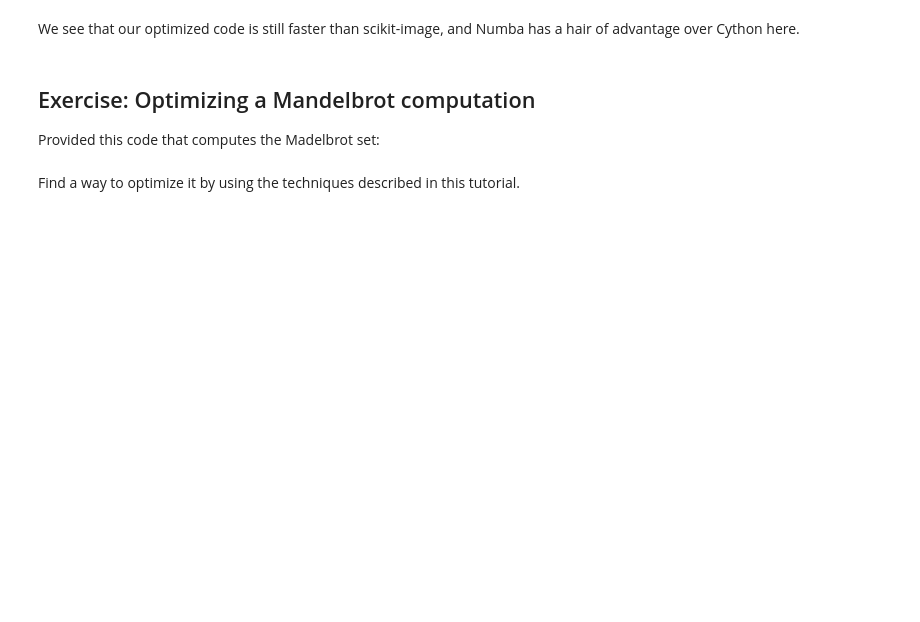
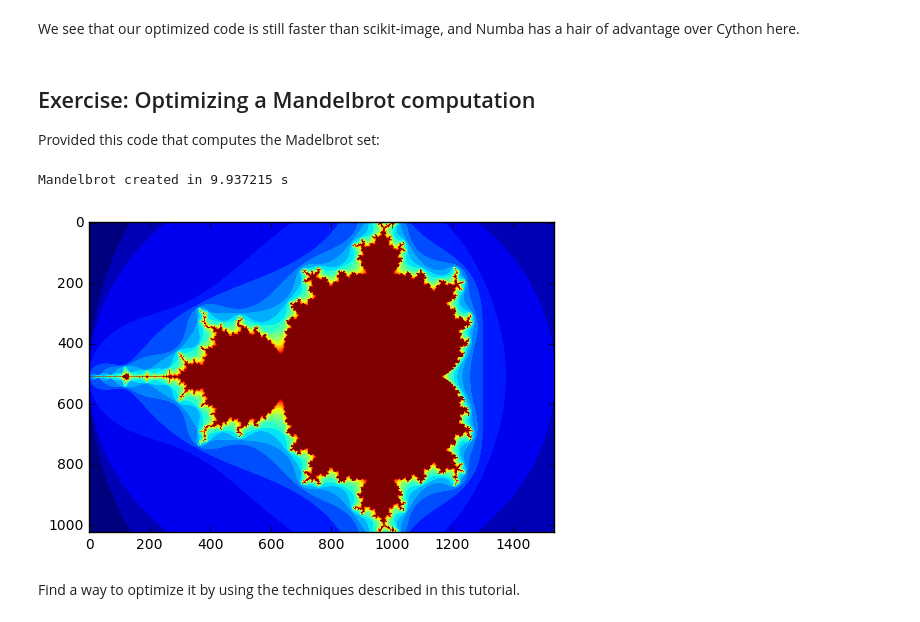
Before and after one commit to gonzaponte/TablesTutorial, a Jupyter notebook: optimization/optimization_tutorial.ipynb, the cells around one changed output. Drawn from its saved outputs; the diff is of its cells as text; code cells hidden in the pictures; blank space fills up the shorter version.

```diff
--- a/optimization/optimization_tutorial.ipynb
+++ b/optimization/optimization_tutorial.ipynb
@@ -494,35 +512,38 @@ def mandel(x, y, max_iters):
     set given a fixed number of iterations.
   """
   c = complex(x, y)
   z = 0.0j
   for i in range(max_iters):
     z = z*z + c
     if (z.real*z.real + z.imag*z.imag) >= 4:
       return i
 
   return max_iters
 
 def create_fractal(min_x, max_x, min_y, max_y, image, iters):
   height = image.shape[0]
   width = image.shape[1]
 
   pixel_size_x = (max_x - min_x) / width
   pixel_size_y = (max_y - min_y) / height
 
   for x in range(width):
     real = min_x + x * pixel_size_x
     for y in range(height):
       imag = min_y + y * pixel_size_y
       color = mandel(real, imag, iters)
       image[y, x] = color
 
-image = np.zeros((1024, 1536), dtype = np.uint8)
+image0 = np.zeros((1024, 1536), dtype = np.uint8)
 start = timer()
-create_fractal(-2.0, 1.0, -1.0, 1.0, image, 20)
+create_fractal(-2.0, 1.0, -1.0, 1.0, image0, 20)
 dt = timer() - start
 
 print("Mandelbrot created in %f s" % dt)
-imshow(image)
+imshow(image0)
 show()
+# %% [output]
+Mandelbrot created in 9.937215 s
+[figure, added]
 # %% [markdown]
 Find a way to optimize it by using the techniques described in this tutorial.
```
Also changed, not shown: parts of 39 cells of this notebook, 27 other files.
